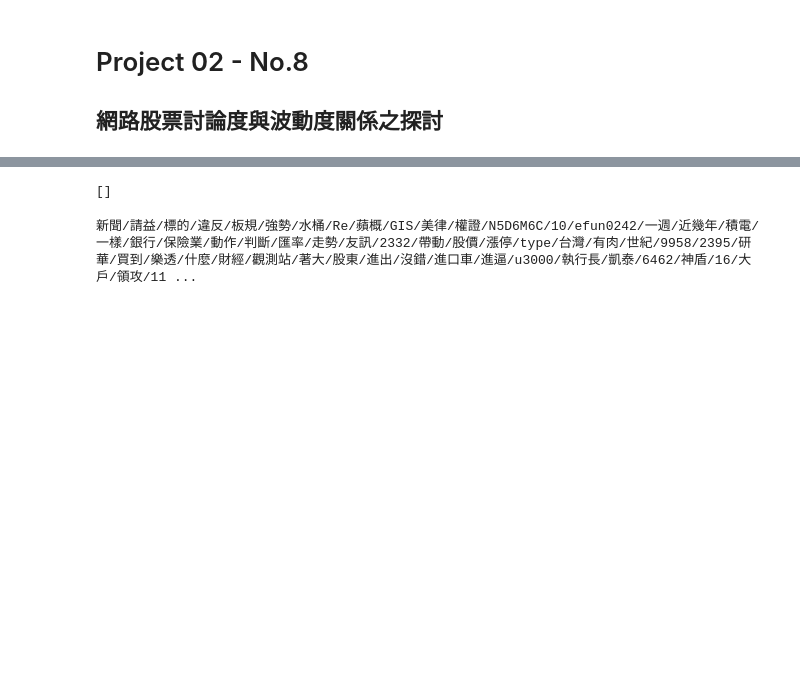
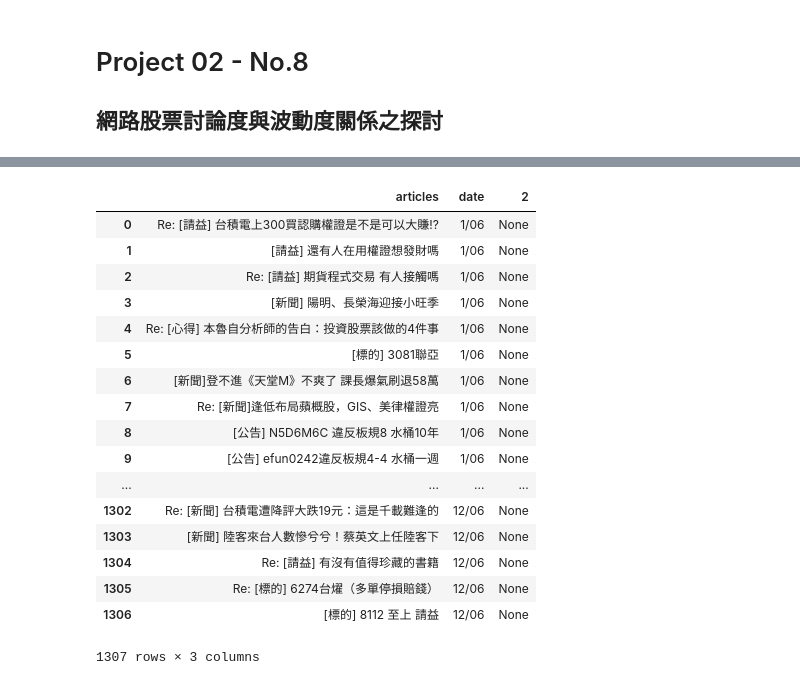
Before and after one commit to anitashuhan/2017FM617, a Jupyter notebook: 2017project02_8/Project 02.ipynb, the cells around one changed output, grey strips where cells are left out. Drawn from its saved outputs; the diff is of its cells as text; code cells hidden in the pictures; blank space fills up the shorter version.

```diff
--- a/2017project02_8/Project 02.ipynb
+++ b/2017project02_8/Project 02.ipynb
@@ -34,21 +36,12 @@ def get_articles(dom, date):
     divs = soup.find_all('div', 'r-ent')
     for d in divs:
         if d.find('div', 'date').string.strip() == date:  # 發文日期正確
-            # 取得推文數
-            push_count = 0
-            if d.find('div', 'nrec').string:
-                try:
-                    push_count = int(d.find('div', 'nrec').string)  # 轉換字串為數字
-                except ValueError:  # 若轉換失敗，不做任何事，push_count 保持為 0
-                    pass
 
             # 取得文章連結及標題
             if d.find('a'):  # 有超連結，表示文章存在，未被刪除
                 href = d.find('a')['href']
                 title = d.find('a').string
-                articles.append(
-                    title,
-                )
+                articles.append(title+"~"+date)
     return articles, prev_url
 # %%
 def parse(dom):
@@ -80,15 +56,17 @@ def save(img_urls, title):
 if __name__ == '__main__':
     current_page = get_web_page(PTT_URL + '/bbs/Stock/index.html')
     if current_page:
-        articles = []  # 全部的今日文章
-        date = time.strftime("01/02").lstrip('0') # 今天日期, 去掉開頭的 '0' 以符合 PTT 網站格式
-        current_articles, prev_url = get_articles(current_page, date)  # 目前頁面的今日文章
-        while current_articles:  # 若目前頁面有今日文章則加入 articles，並回到上一頁繼續尋找是否有今日文章
+        articles = []  # 全部的文章
+
+    dates = ("01/06","01/05","01/04","01/03","01/02","01/01","12/31","12/30","12/29","12/28",
+             "12/27","12/26","12/25",'12/24','12/23',"12/22","12/21","12/20","12/19","12/18",
+             "12/17",'12/16','12/15','12/14','12/13',"12/12","12/11",'12/10',"12/09",'12/08','12/07','12/06')
+    for c in dates:
+        date = time.strftime(c).lstrip('0') # 去掉開頭的 '0' 以符合 PTT 網站日期格式
+        current_articles, prev_url = get_articles(current_page, date)  # 目前頁面的文章
+        while current_articles:  # 若目前頁面有文章則加入 articles，並回到上一頁繼續尋找是否有文章
             articles += current_articles
             current_page = get_web_page(PTT_URL + prev_url)
             current_articles, prev_url = get_articles(current_page, date)
-
-        # 已取得文章列表，開始進入各文章讀圖
-
         for article in articles:
             print(article)
@@ -95,5 +91,26 @@ if __name__ == '__main__':
-# %%
-print (articles)
-# %% [output]
-[]
+# %%
+articles=DataFrame(articles)
+# %%
+Title = articles[0].str.split('~',expand=True).rename(columns={0:'articles',1:'date'})
+# %%
+Title
+# %% [output]
+|  | articles | date | 2 |
+| 0 | Re: [請益] 台積電上300買認購權證是不是可以大賺!? | 1/06 | None |
+| 1 | [請益] 還有人在用權證想發財嗎 | 1/06 | None |
+| 2 | Re: [請益] 期貨程式交易 有人接觸嗎 | 1/06 | None |
+| 3 | [新聞] 陽明、長榮海迎接小旺季 | 1/06 | None |
+| 4 | Re: [心得] 本魯自分析師的告白：投資股票該做的4件事 | 1/06 | None |
+| 5 | [標的] 3081聯亞 | 1/06 | None |
+| 6 | [新聞]登不進《天堂M》不爽了 課長爆氣刷退58萬 | 1/06 | None |
+| 7 | Re: [新聞]逢低布局蘋概股，GIS、美律權證亮 | 1/06 | None |
+| 8 | [公告] N5D6M6C 違反板規8 水桶10年 | 1/06 | None |
+| 9 | [公告] efun0242違反板規4-4 水桶一週 | 1/06 | None |
+| ... | ... | ... | ... |
+| 1302 | Re: [新聞] 台積電遭降評大跌19元：這是千載難逢的 | 12/06 | None |
+| 1303 | [新聞] 陸客來台人數慘兮兮！蔡英文上任陸客下 | 12/06 | None |
+| 1304 | Re: [請益] 有沒有值得珍藏的書籍 | 12/06 | None |
+| 1305 | Re: [標的] 6274台燿（多單停損賠錢） | 12/06 | None |
+| 1306 | [標的] 8112 至上 請益 | 12/06 | None |
+1307 rows × 3 columns
 # %%
@@ -101,4 +119,0 @@ keywords=jieba.analyse.extract_tags(str(articles),topK=100)
-# %%
-print("/".join(keywords))
-# %% [output]
-新聞/請益/標的/違反/板規/強勢/水桶/Re/蘋概/GIS/美律/權證/N5D6M6C/10/efun0242/一週/近幾年/積電/一樣/銀行/保險業/動作/判斷/匯率/走勢/友訊/2332/帶動/股價/漲停/type/台灣/有肉/世紀/9958/2395/研華/買到/樂透/什麼/財經/觀測站/著大/股東/進出/沒錯/進口車/進逼/u3000/執行長/凱泰/6462/神盾/16/大戶/領攻/11 ...
```
Also changed, not shown: parts of 6 cells of this notebook.
